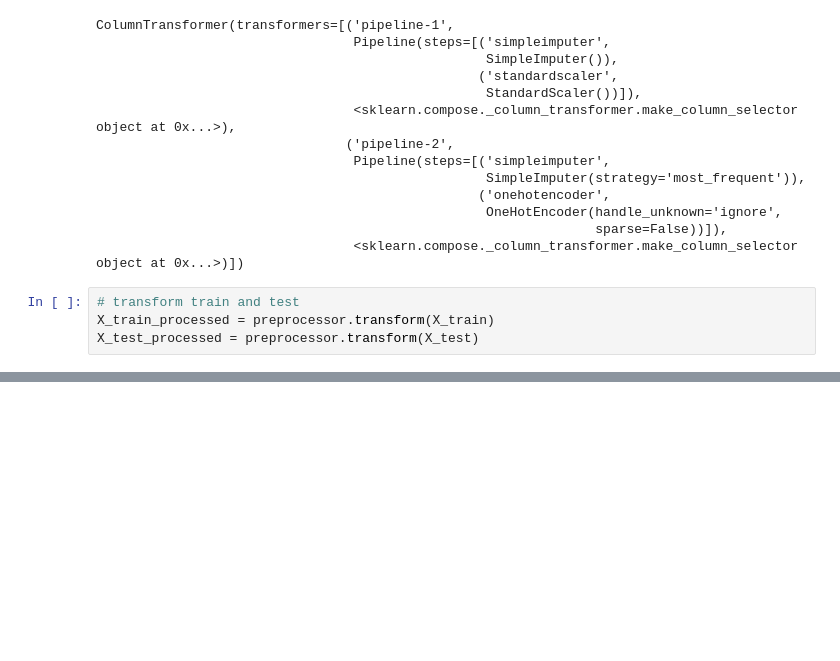
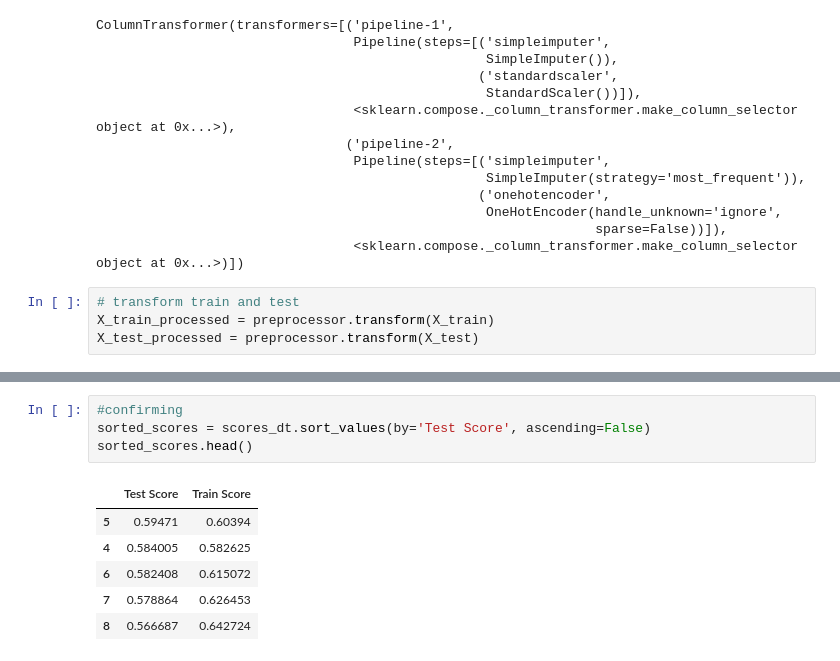
Before and after one commit to kzengg/Sales_Predictions, a Jupyter notebook: Sales_Prediction.ipynb, the cells around one changed output, grey strips where cells are left out. Cells and saved outputs as stored; diff of their text form; blank space fills up the shorter version.

```diff
--- a/Sales_Prediction.ipynb
+++ b/Sales_Prediction.ipynb
@@ -759,0 +869,11 @@ array([[ 0.81724868, -0.71277507,  1.82810922, ...,  0.        ,
+# %%
+#confirming
+sorted_scores = scores_dt.sort_values(by='Test Score', ascending=False)
+sorted_scores.head()
+# %% [output]
+|  | Test Score | Train Score |
+| 5 | 0.59471 | 0.60394 |
+| 4 | 0.584005 | 0.582625 |
+| 6 | 0.582408 | 0.615072 |
+| 7 | 0.578864 | 0.626453 |
+| 8 | 0.566687 | 0.642724 |
```
Also changed, not shown: parts of 22 cells of this notebook.
